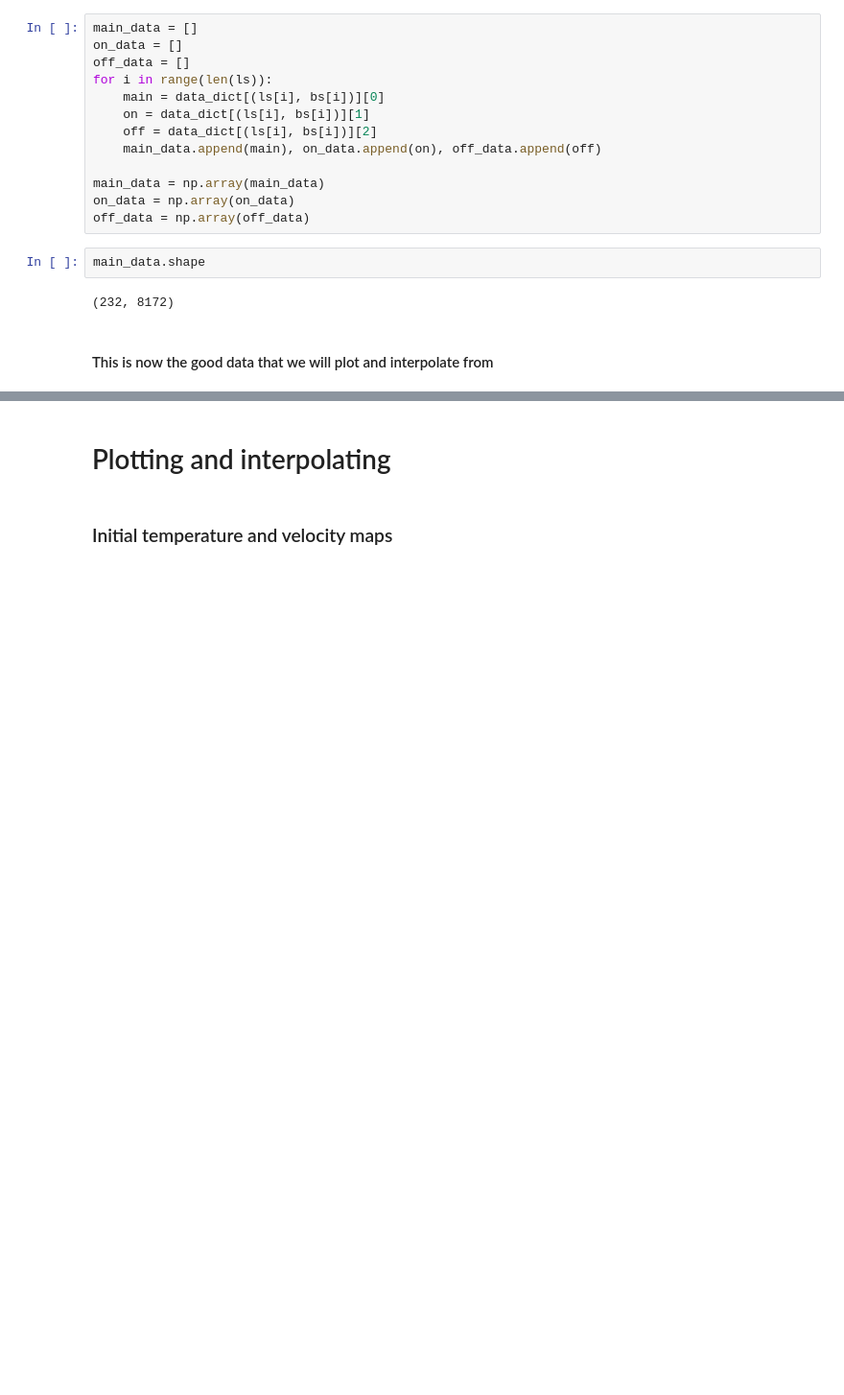
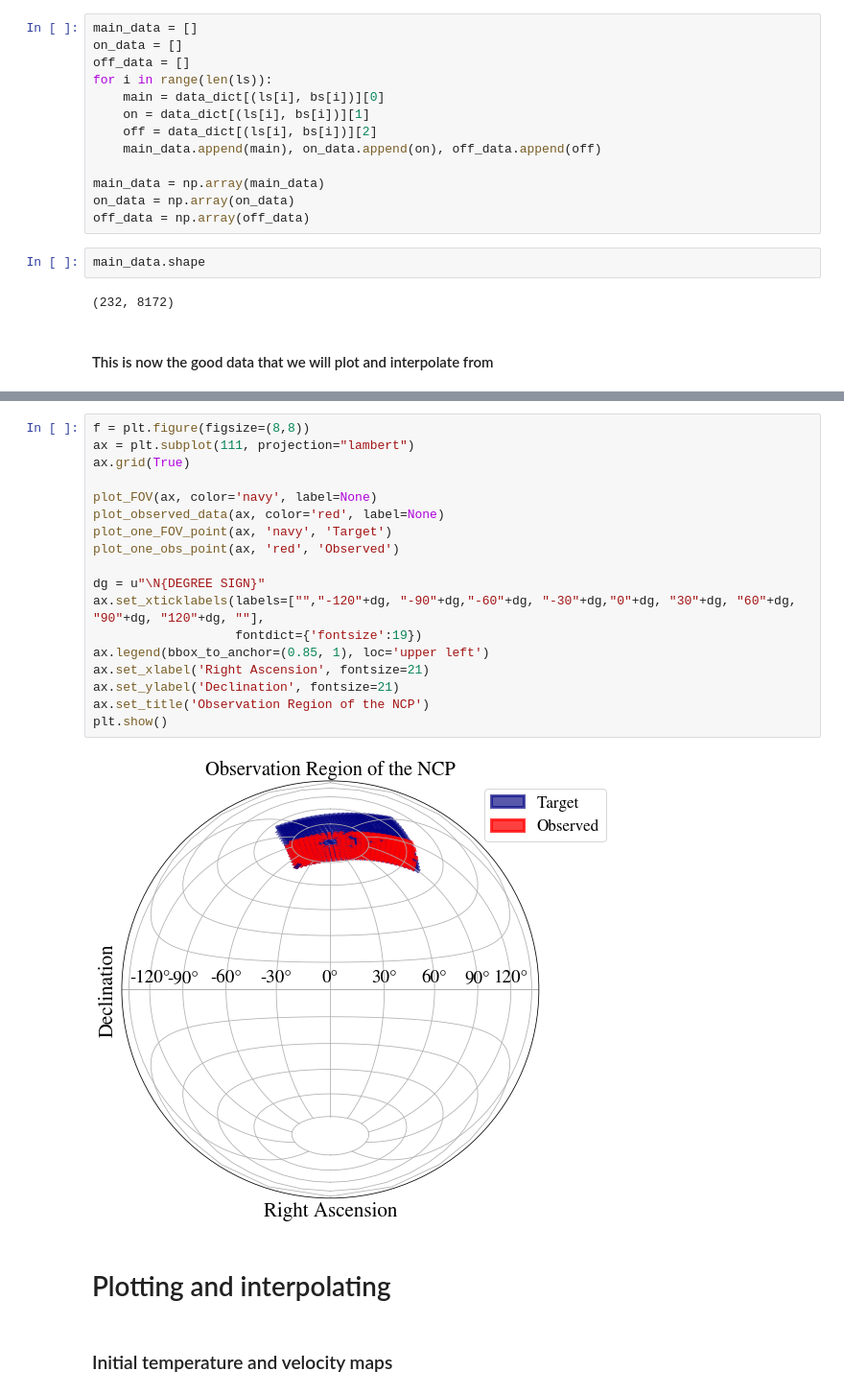
Before and after one commit to James11222/radiolab_repo, a Jupyter notebook: lab4/Darby/north_celestial_pole_mapping.ipynb, the cells around one changed output, grey strips where cells are left out. Shown at 96% size. Cells and saved outputs as stored; diff of their text form; blank space fills up the shorter version.

```diff
--- a/lab4/Darby/north_celestial_pole_mapping.ipynb
+++ b/lab4/Darby/north_celestial_pole_mapping.ipynb
@@ -371,3 +445,23 @@ main_data.shape
+# %%
+f = plt.figure(figsize=(8,8))
+ax = plt.subplot(111, projection="lambert")
+ax.grid(True)
+
+plot_FOV(ax, color='navy', label=None)
+plot_observed_data(ax, color='red', label=None)
+plot_one_FOV_point(ax, 'navy', 'Target')
+plot_one_obs_point(ax, 'red', 'Observed')
+
+dg = u"\N{DEGREE SIGN}"
+ax.set_xticklabels(labels=["","-120"+dg, "-90"+dg,"-60"+dg, "-30"+dg,"0"+dg, "30"+dg, "60"+dg, "90"+dg, "120"+dg, ""],
+                   fontdict={'fontsize':19})
+ax.legend(bbox_to_anchor=(0.85, 1), loc='upper left')
+ax.set_xlabel('Right Ascension', fontsize=21)
+ax.set_ylabel('Declination', fontsize=21)
+ax.set_title('Observation Region of the NCP')
+plt.show()
+# %% [output]
+[figure, added]
 # %% [markdown]
 # Plotting and interpolating
 # %% [markdown]
```
Also changed, not shown: parts of 13 cells of this notebook.
